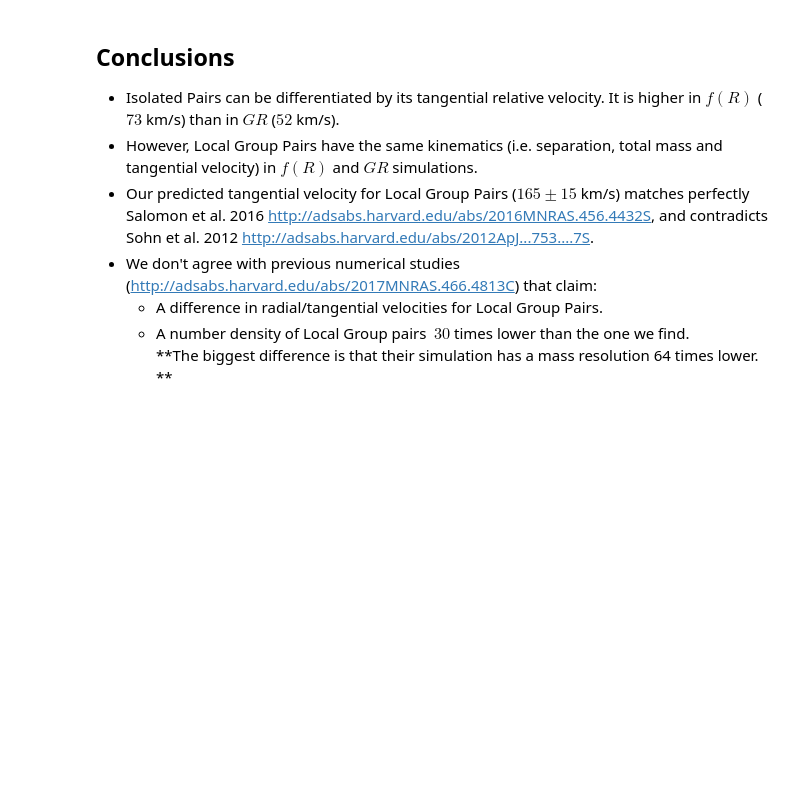
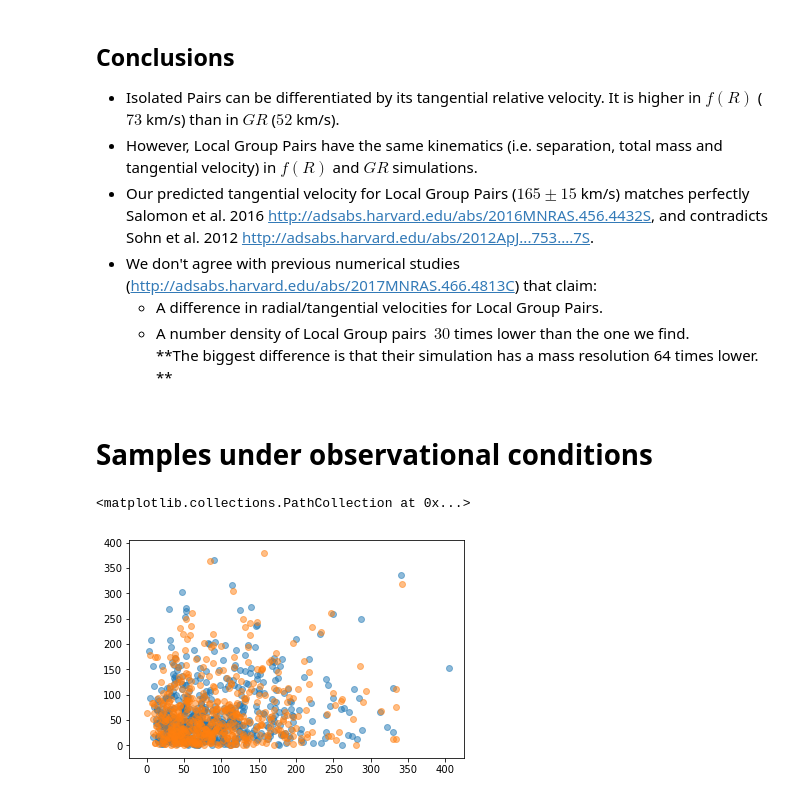
Before and after one commit to forero/LGModGrav, a Jupyter notebook: code/LG_samples.ipynb, the cells around one changed output. Drawn from its saved outputs; the diff is of its cells as text; code cells hidden in the pictures; blank space fills up the shorter version.

Commit message:
observational conditions

```diff
--- a/code/LG_samples.ipynb
+++ b/code/LG_samples.ipynb
@@ -317,3 +347,25 @@ Ks_2sampResult(statistic=0.22435897435897434, pvalue=0.86790129440181241)
     - A difference in radial/tangential velocities for Local Group Pairs.
     - A number density of Local Group pairs $~30$ times lower than the one we find.
 **The biggest difference is that their simulation has a mass resolution 64 times lower. **
+# %% [markdown]
+# Samples under observational conditions
+# %%
+relative_pos_FR = pos_B_FR - pos_A_FR
+relative_vel_FR = vel_B_FR - vel_A_FR
+
+relative_pos_GR = pos_B_GR - pos_A_GR
+relative_vel_GR = vel_B_GR - vel_A_GR
+
+sky_distance_FR = np.sqrt((relative_pos_FR[:,0]**2 + relative_pos_FR[:,1]**2))
+los_delta_vel_FR = np.fabs(relative_vel_FR[:,2] + 100*relative_pos_FR[:,2])
+
+#x and y are the directions on the sky
+#z is the direction along the line of sight
+sky_distance_GR = np.sqrt((relative_pos_GR[:,0]**2 + relative_pos_GR[:,1]**2))
+los_delta_vel_GR = np.fabs(relative_vel_GR[:,2] + 100*relative_pos_GR[:,2])
+# %%
+plt.scatter(sky_distance_FR*100, los_delta_vel_FR, alpha=0.5)
+plt.scatter(sky_distance_GR*100, los_delta_vel_GR, alpha=0.5)
+# %% [output]
+<matplotlib.collections.PathCollection at 0x...>
+[figure, added]
```
Also changed, not shown: parts of 9 cells of this notebook.
